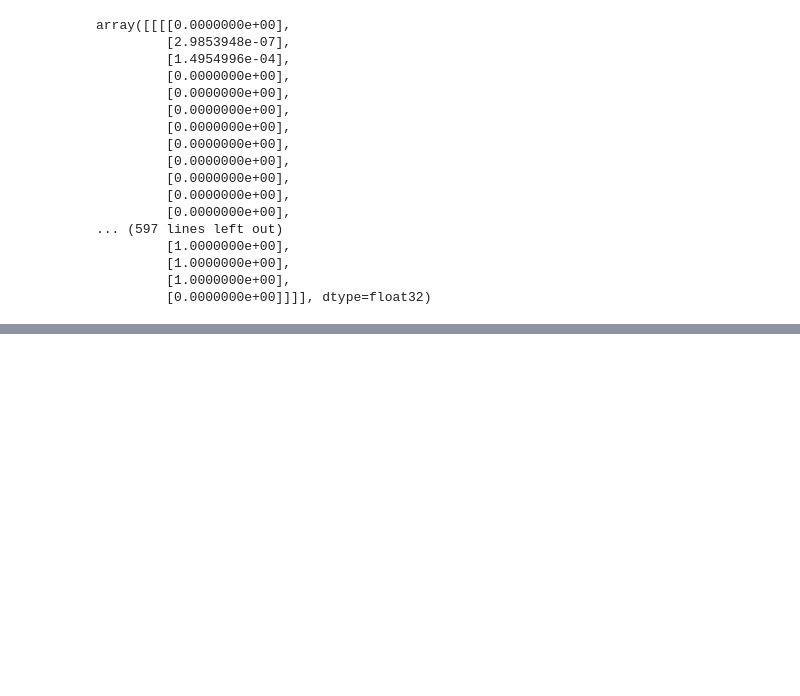
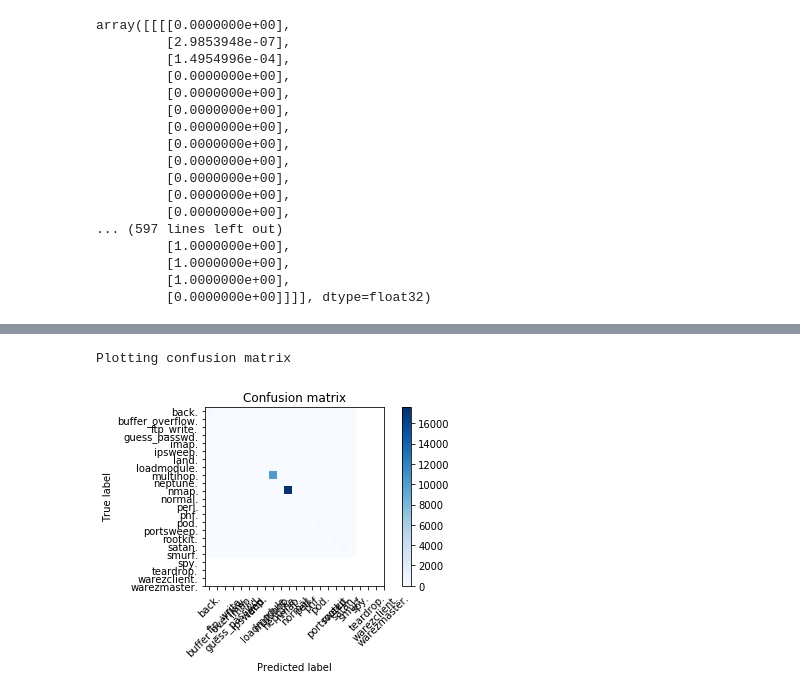
Before and after one commit to chandinin/AIML215, a Jupyter notebook: Project 3/MIni_project_3_sid.ipynb, the cells around one changed output, grey strips where cells are left out. Cells and saved outputs as stored; diff of their text form; code cells hidden in the pictures; blank space fills up the shorter version.

```diff
--- a/Project 3/MIni_project_3_sid.ipynb
+++ b/Project 3/MIni_project_3_sid.ipynb
@@ -458,0 +728,6 @@ Test accuracy: 0.9986605762956349
+# %%
+cnn_all.fit(x_train_all, y_train_all,
+          batch_size=128,
+          epochs=10,
+          verbose=2,
+          validation_data=(x_test_all, y_test_all))
@@ -458,0 +765,3 @@ Test accuracy: 0.9986605762956349
+# %%
+pred_all = cnn_all.predict(x_test)
+pred_all = np.argmax(pred_all,axis=1)
@@ -458,0 +772,4 @@ Test accuracy: 0.9986605762956349
+# %%
+
+y_true_all = np.argmax(y_test_all,axis=1)
+y_true_all
@@ -458,0 +778,3 @@ Test accuracy: 0.9986605762956349
+# %%
+cm_cnn_all = confusion_matrix(y_true_all, pred_all)
+print(cm_cnn_all)
@@ -458,0 +801,9 @@ Test accuracy: 0.9986605762956349
+# %%
+print('Plotting confusion matrix')
+
+plt.figure()
+plot_confusion_matrix(cm_cnn_all, outcome_all)
+plt.show()
+# %% [output]
+Plotting confusion matrix
+[figure, added]
```
Also changed, not shown: parts of 53 cells of this notebook.
